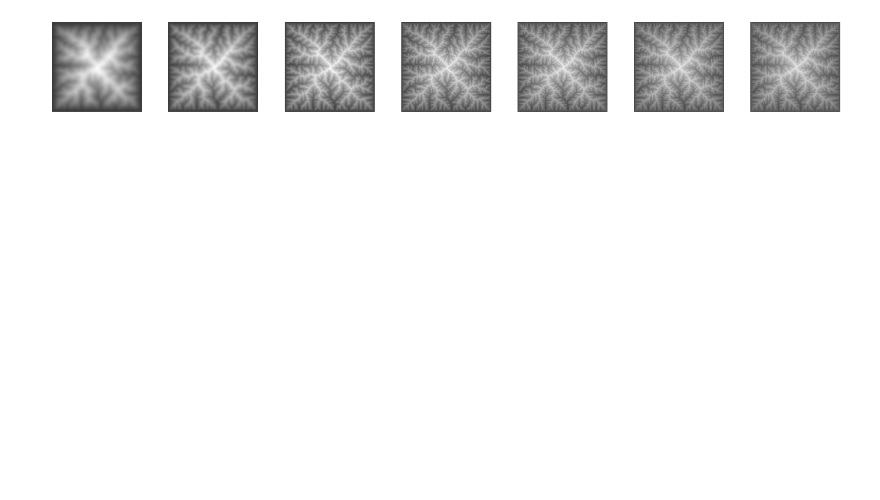
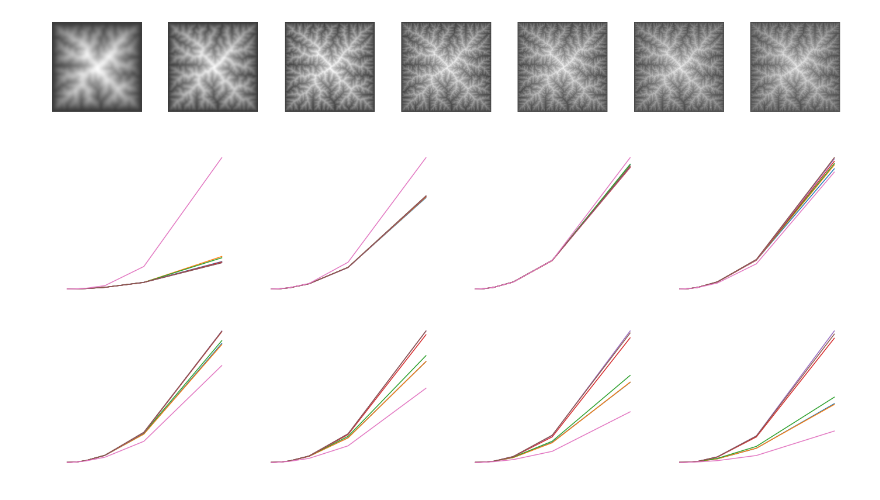
Before and after one commit to fastscape-lem/fastscapelib, a Jupyter notebook: examples/mountain.ipynb, the cells around one changed output. Drawn from its saved outputs; the diff is of its cells as text; code cells hidden in the pictures; blank space fills up the shorter version.

```diff
--- a/examples/mountain.ipynb
+++ b/examples/mountain.ipynb
@@ -100,0 +159,12 @@ fig.tight_layout()
+# %%
+fig, ax = plt.subplots(nrows = 2, ncols = 4,figsize = (24,10))
+plot_size(0.0, ax[0,0])
+plot_size(.015625, ax[0,1])
+plot_size(.03125, ax[0,2])
+plot_size(.0625, ax[0,3])
+plot_size(.125, ax[1,0])
+plot_size(.25, ax[1,1])
+plot_size(.5, ax[1,2])
+plot_size(1, ax[1,3])
+# %% [output]
+[figure, added]
```
Also changed, not shown: parts of 6 cells of this notebook, 4 other files.
